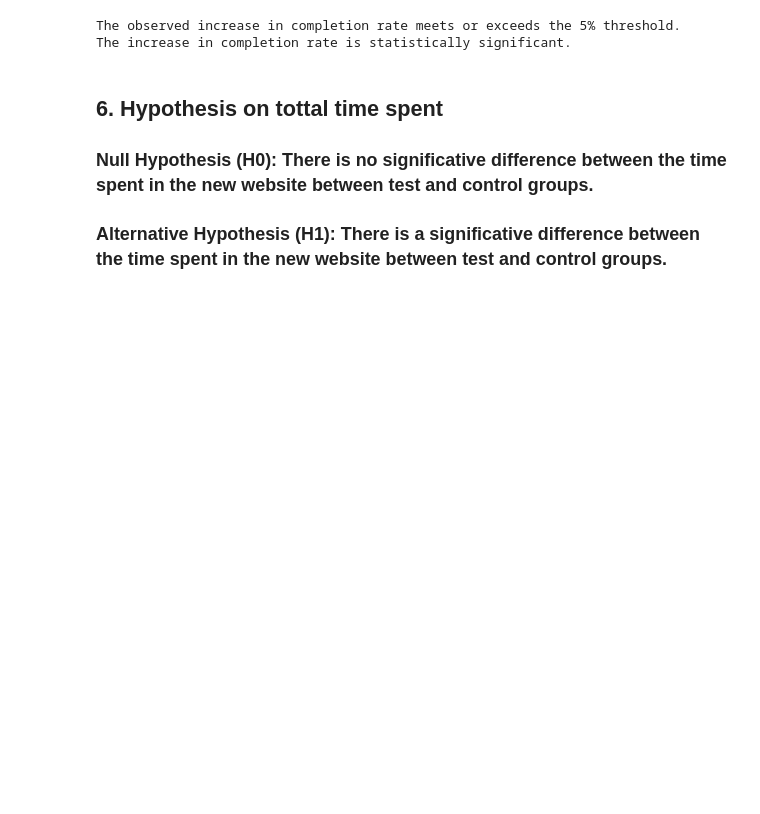
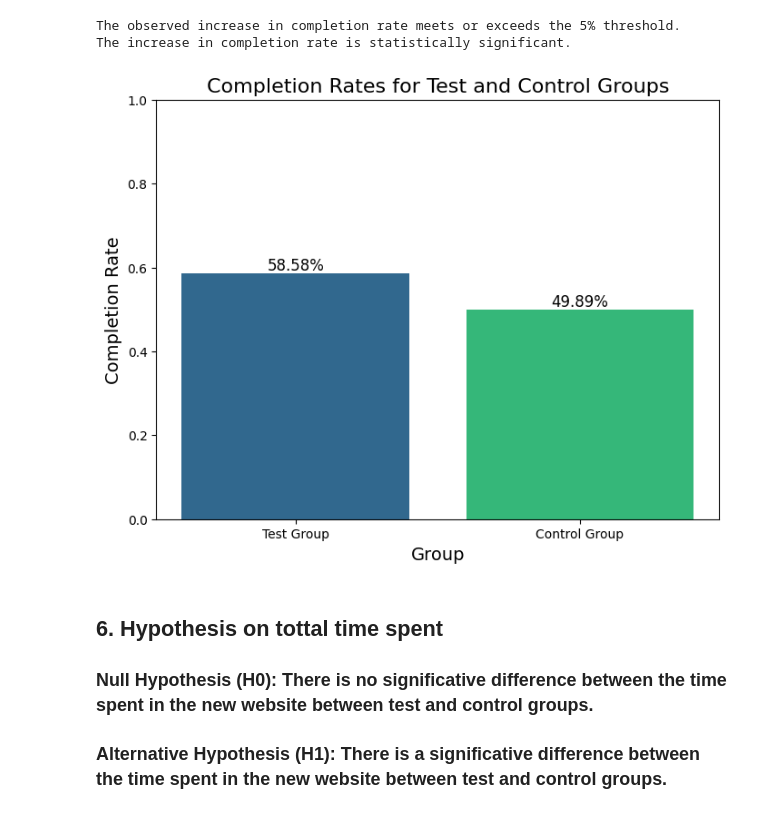
Before and after one commit to DaniCoco31/project_2, a Jupyter notebook: notebooks/3. Multivariate_analysis.ipynb, the cells around one changed output. Cells and saved outputs as stored; diff of their text form; code cells hidden in the pictures; blank space fills up the shorter version.

```diff
--- a/notebooks/3. Multivariate_analysis.ipynb
+++ b/notebooks/3. Multivariate_analysis.ipynb
@@ -206,6 +240,38 @@ else:
 # %% [output]
 The observed increase in completion rate meets or exceeds the 5% threshold.
 The increase in completion rate is statistically significant.
+# %%
+import matplotlib.pyplot as plt
+import seaborn as sns
+
+# Data
+completion_rate_test = 0.5857757461683248
+completion_rate_control = 0.49886769039863504
+percentage_increase = 17.421063228256642
+
+# Plot
+fig, ax = plt.subplots(figsize=(8, 6))
+
+# Use viridis color palette
+colors = sns.color_palette("viridis", 2)
+
+# Create bar plot
+bars = ax.bar(['Test Group', 'Control Group'], [completion_rate_test, completion_rate_control], color=colors)
+
+# Add text annotations
+for bar in bars:
+    yval = bar.get_height()
+    ax.text(bar.get_x() + bar.get_width()/2, yval, f'{yval:.2%}', ha='center', va='bottom', fontsize=12)
+
+# Add title and labels
+ax.set_title('Completion Rates for Test and Control Groups', fontsize=16)
+ax.set_ylabel('Completion Rate', fontsize=14)
+ax.set_xlabel('Group', fontsize=14)
+ax.set_ylim(0, 1)
+
+plt.show()
+# %% [output]
+[figure, added]
 # %% [markdown]
 ## 6. Hypothesis on tottal time spent
 
```
Also changed, not shown: parts of 20 cells of this notebook, 4 other files.
